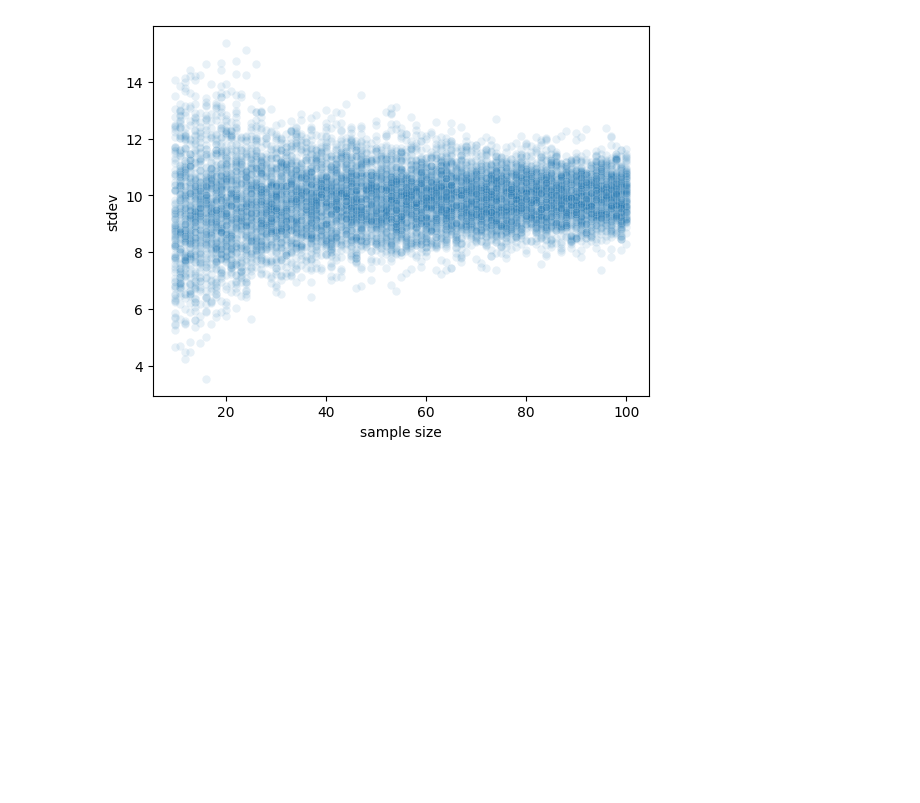
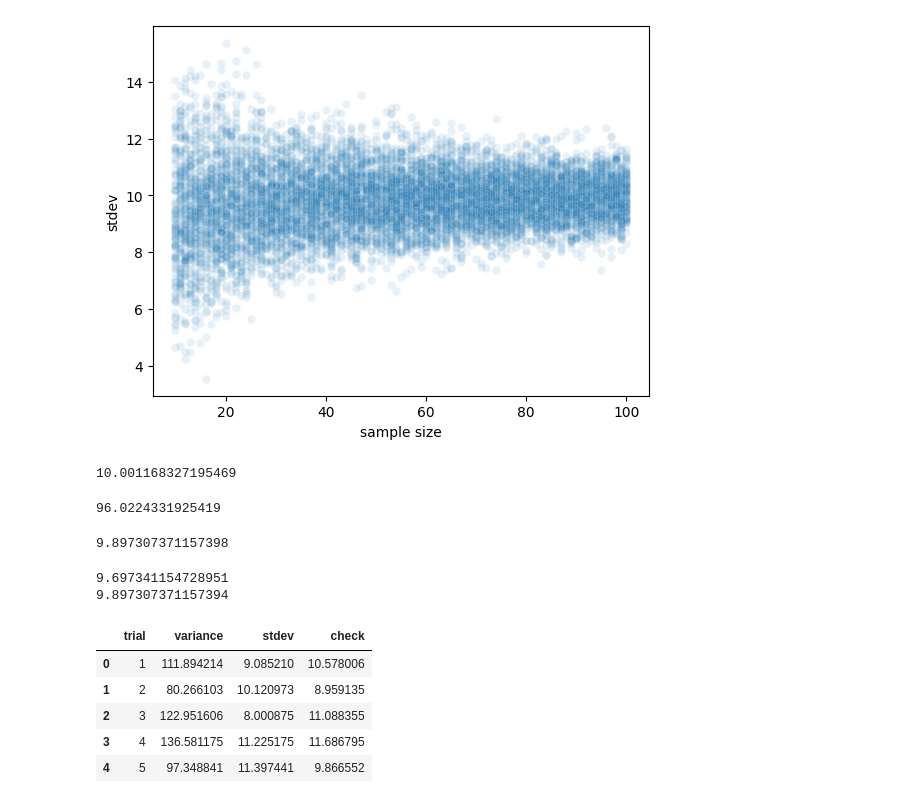
Before and after one commit to aaronjkeeney/Fun-Statistics-Questions, a Jupyter notebook: Bessel_Correction.ipynb, the cells around one changed output. Drawn from its saved outputs; the diff is of its cells as text; code cells hidden in the pictures; blank space fills up the shorter version.

```diff
--- a/Bessel_Correction.ipynb
+++ b/Bessel_Correction.ipynb
@@ -224,3 +228,56 @@ plt.show()
 sns.scatterplot(data=df2, x = 'sample size', y = 'stdev', alpha = 0.1);
 # %% [output]
 [figure]
+# %%
+def experiment_var(pop_mean: float, pop_std: float, n: int, n_prime: int) -> pd.DataFrame:
+    '''Returns a randomly generated Data Frame that contains the standard deviations of many individual samples, and averages
+    the results. This process is repeated many times and added to the data frame.
+
+    param: pop_mean: the known population mean
+    param: pop_std: the know population standard deviation
+    param: n: the sample size of the lowest level sample
+    param: n_prime: the number of trials take in the experiment
+
+    return: a pandas dataframe that contains the generated experiment data'''
+
+    # Put this on hold...we might not need something this complicated
+
+    exp_array = []
+
+    for i in range(1, n_prime+1):
+        variance = np.var(np.random.normal(pop_mean, pop_std, n))
+        stdev = np.std(np.random.normal(pop_mean, pop_std, n))
+        row = [i, variance, stdev]
+        exp_array.append(row)
+
+    return pd.DataFrame(data = exp_array, columns=['trial', 'variance', 'stdev'])
+# %%
+df4 = experiment_var(pop_mean, pop_std, 25, 1_000_000)
+# %%
+np.sqrt(df4['variance'].mean()) * np.sqrt(25/24)
+# %% [output]
+10.001168327195469
+# %%
+df4['variance'].mean()
+# %% [output]
+96.0224331925419
+# %%
+print(np.mean([i * np.sqrt(25/24) for i in df4['stdev']]))
+# %% [output]
+9.897307371157398
+# %%
+print(df4['stdev'].mean())
+print(df4['stdev'].mean() * np.sqrt(25/24))
+# %% [output]
+9.697341154728951
+9.897307371157394
+# %%
+df4['check'] = np.sqrt(df4['variance'])
+df4.head()
+# %% [output]
+|  | trial | variance | stdev | check |
+| 0 | 1 | 111.894214 | 9.085210 | 10.578006 |
+| 1 | 2 | 80.266103 | 10.120973 | 8.959135 |
+| 2 | 3 | 122.951606 | 8.000875 | 11.088355 |
+| 3 | 4 | 136.581175 | 11.225175 | 11.686795 |
+| 4 | 5 | 97.348841 | 11.397441 | 9.866552 |
```
Also changed, not shown: parts of 5 cells of this notebook.
